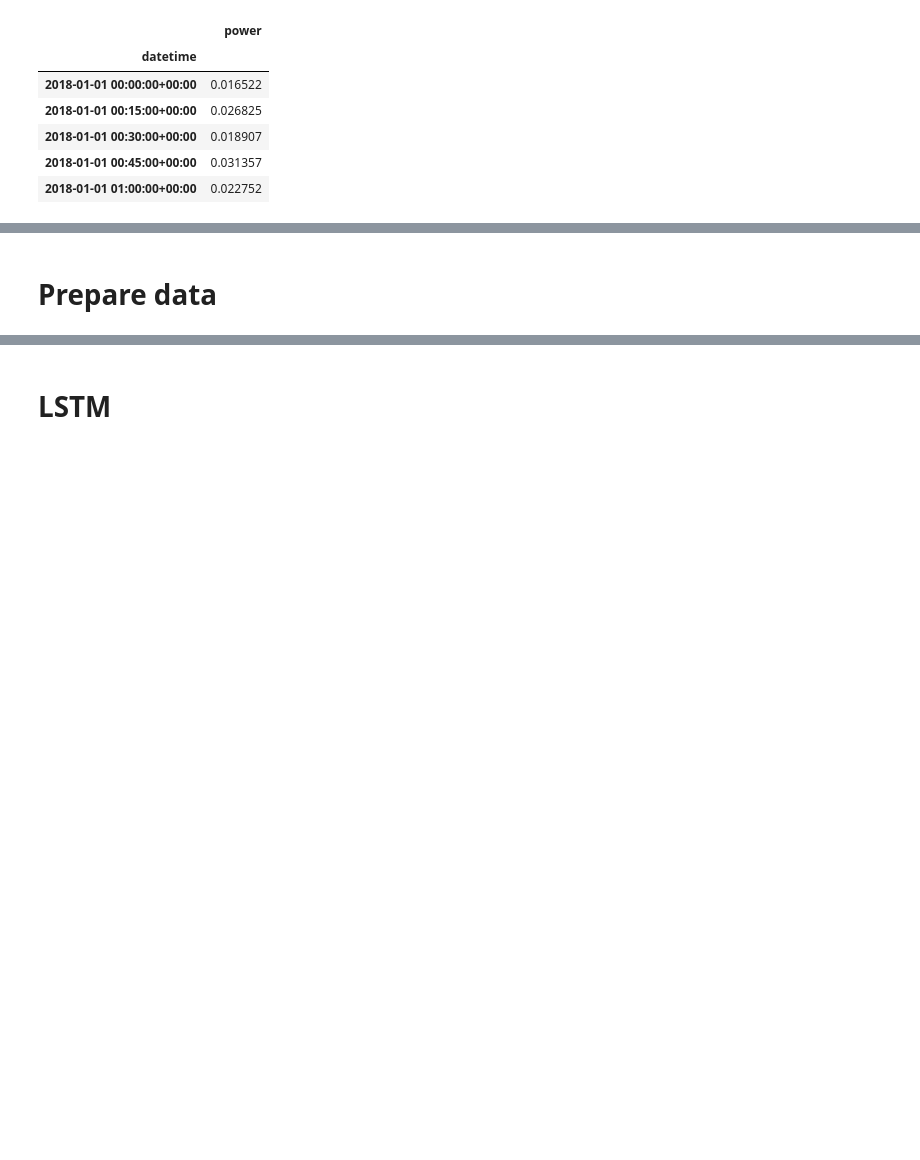
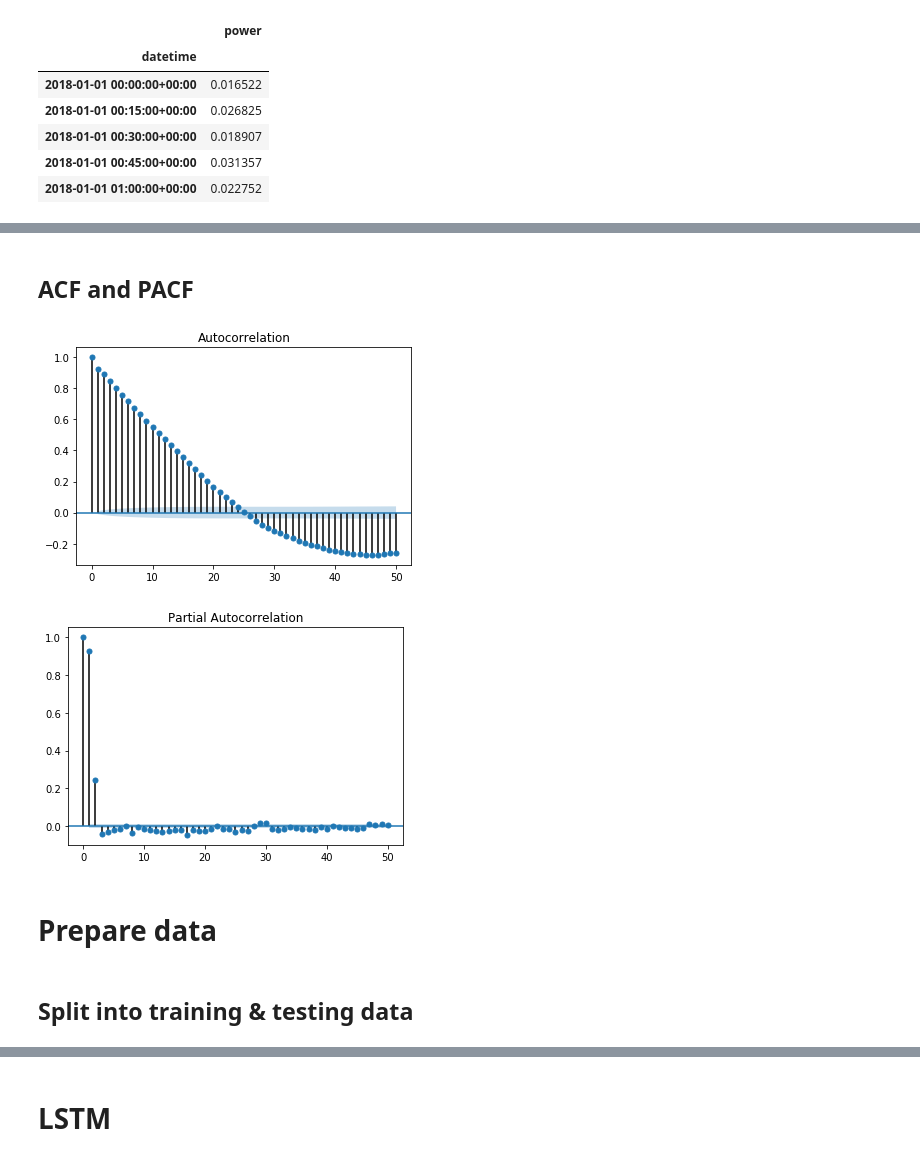
Before and after one commit to phgupta/XBOS_HVAC_Predictions, a Jupyter notebook: modeling/LSTM Incremental.ipynb, the cells around one changed output, grey strips where cells are left out. Saved outputs shown, nothing was run; the diff lists cells and outputs as text; code cells hidden in the pictures; blank space fills up the shorter version.

```diff
--- a/modeling/LSTM Incremental.ipynb
+++ b/modeling/LSTM Incremental.ipynb
@@ -241,2 +193,10 @@ df_raw_hvac_states.tail(20)
+# %% [markdown]
+## ACF and PACF
+# %%
+fig1 = plot_acf(df_processed['power'], lags=50)
+fig2 = plot_pacf(df_processed['power'], lags=50)
+# %% [output]
+[figure, added]
+[figure, added]
 # %% [markdown]
 # Prepare data
@@ -281,0 +203,2 @@ def data_generator():
+# %% [markdown]
+## Split into training & testing data
```
Also changed, not shown: parts of 54 cells of this notebook, 1 other file.
